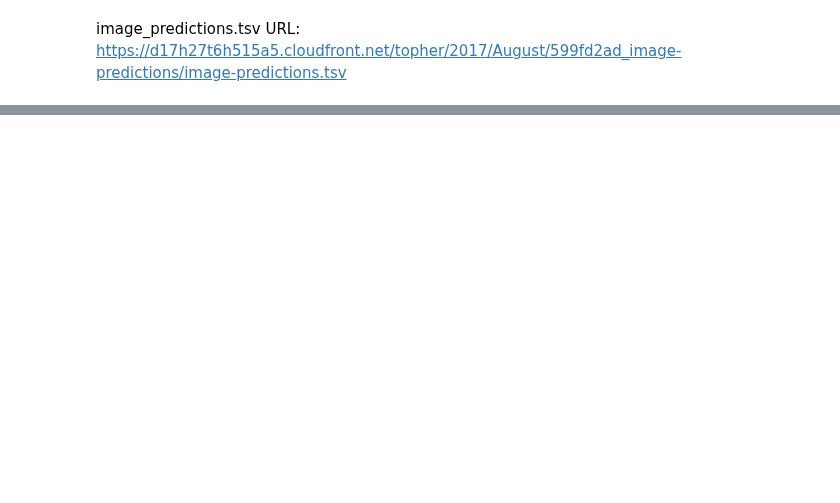
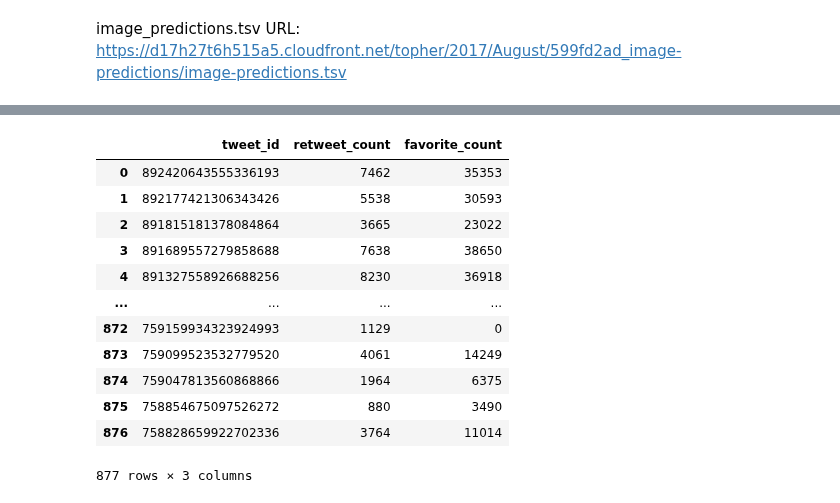
Before and after one commit to chrsilvi/Wrangle_Data_Project, a Jupyter notebook: wrangle_act.ipynb, the cells around one changed output, grey strips where cells are left out. Drawn from its saved outputs; the diff is of its cells as text; code cells hidden in the pictures; blank space fills up the shorter version.

```diff
--- a/wrangle_act.ipynb
+++ b/wrangle_act.ipynb
@@ -34,0 +68,12 @@ image_predictions.tsv URL: https://d17h27t6h515a5.cloudfront.net/topher/2017/Aug
+# %%
+# Setting up the Twitter API
+
+consumer_key = 'REMOVED'
+consumer_secret = 'REMOVED'
+access_token = 'REMOVED'
+access_secret = 'REMOVED'
+
+auth = tweepy.OAuthHandler(consumer_key, consumer_secret)
+auth.set_access_token(access_token, access_secret)
+
+api = tweepy.API(auth)
@@ -34,0 +140,17 @@ image_predictions.tsv URL: https://d17h27t6h515a5.cloudfront.net/topher/2017/Aug
+# %%
+tweet_counts_df = pd.DataFrame(tweet_counts, columns=['tweet_id', 'retweet_count', 'favorite_count'])
+tweet_counts_df
+# %% [output]
+|  | tweet_id | retweet_count | favorite_count |
+| 0 | 892420643555336193 | 7462 | 35353 |
+| 1 | 892177421306343426 | 5538 | 30593 |
+| 2 | 891815181378084864 | 3665 | 23022 |
+| 3 | 891689557279858688 | 7638 | 38650 |
+| 4 | 891327558926688256 | 8230 | 36918 |
+| ... | ... | ... | ... |
+| 872 | 759159934323924993 | 1129 | 0 |
+| 873 | 759099523532779520 | 4061 | 14249 |
+| 874 | 759047813560868866 | 1964 | 6375 |
+| 875 | 758854675097526272 | 880 | 3490 |
+| 876 | 758828659922702336 | 3764 | 11014 |
+877 rows × 3 columns
```
Also changed, not shown: parts of 13 cells of this notebook, 2 other files.
